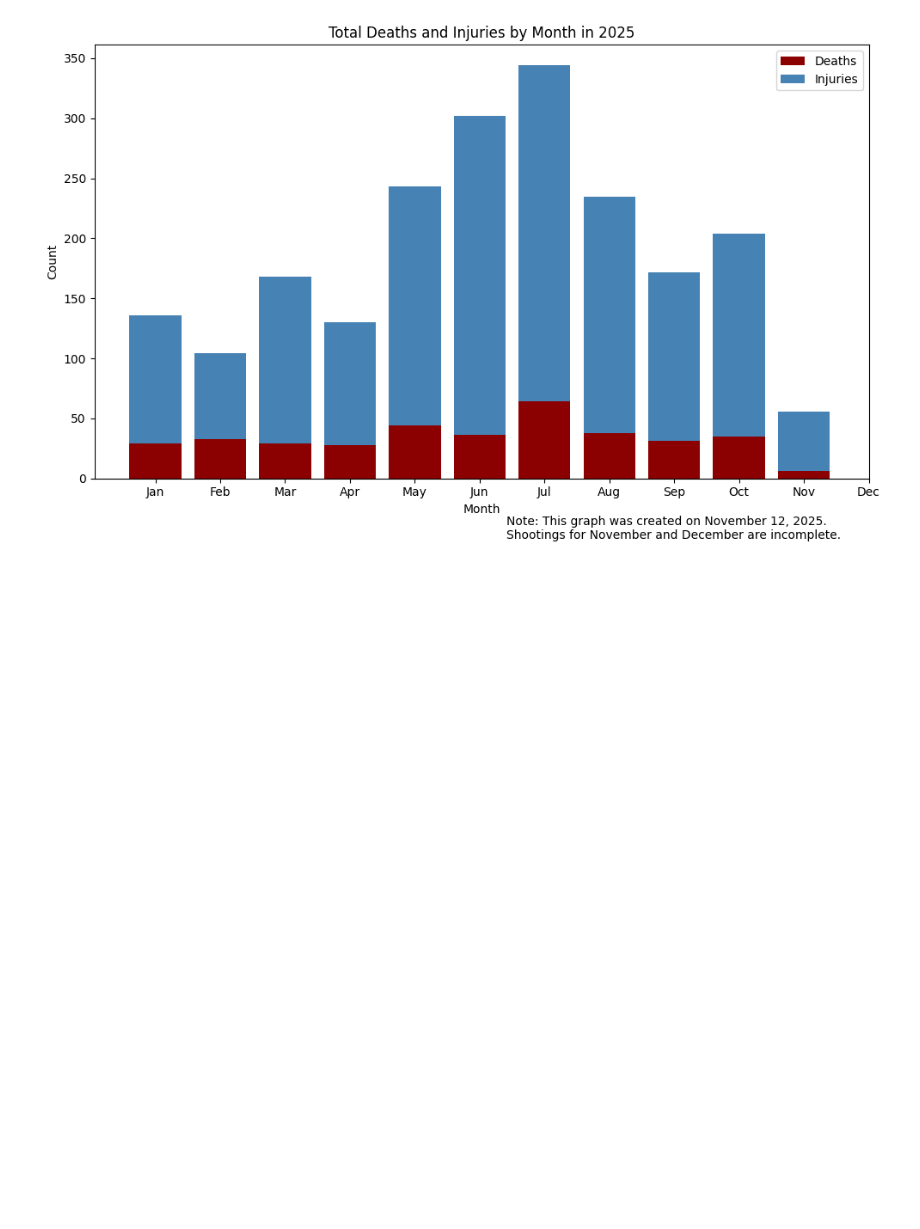
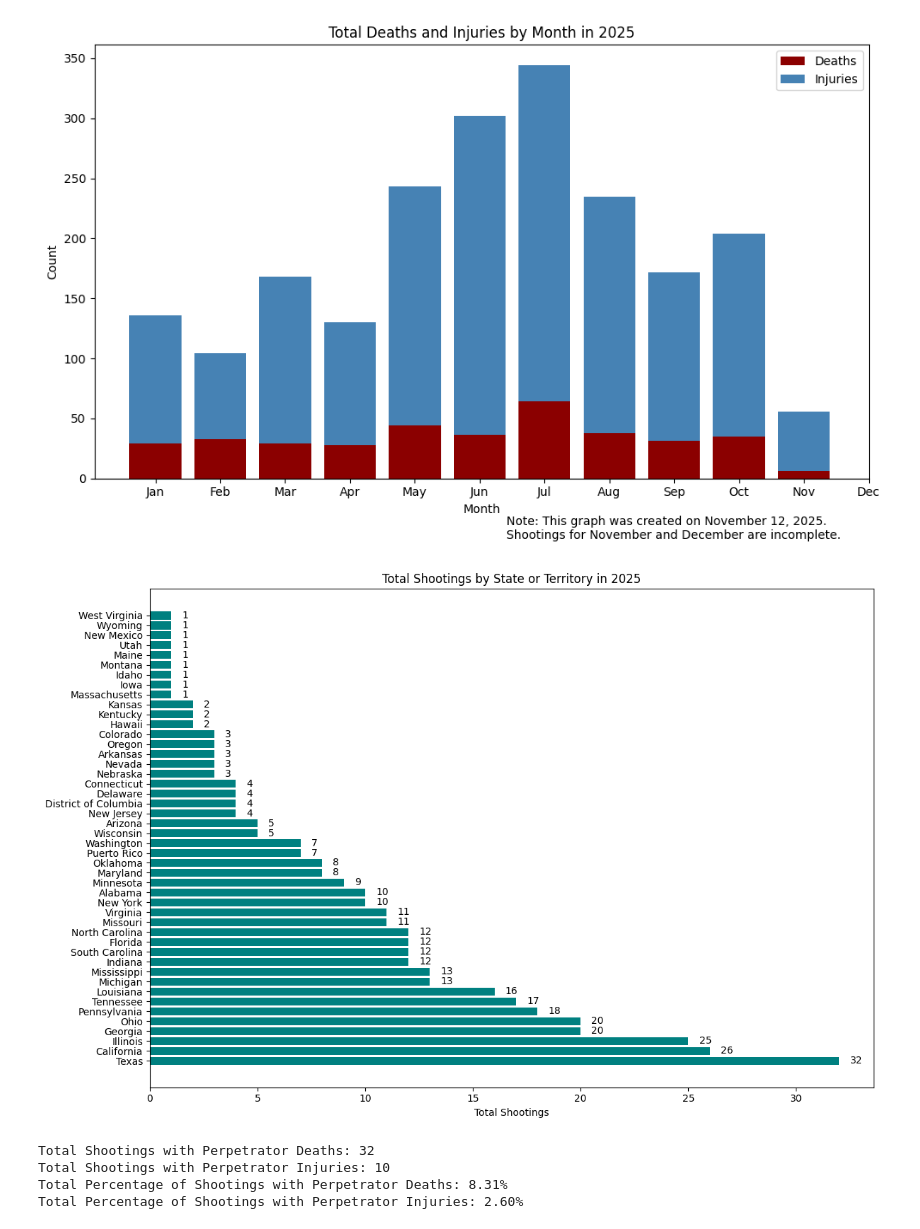
Before and after one commit to ella-walker/Data-Acquisition-Blog, a Jupyter notebook: data-analysis.ipynb, the cells around one changed output. Drawn from its saved outputs; the diff is of its cells as text; code cells hidden in the pictures; blank space fills up the shorter version.

Commit message:
updating visuals

```diff
--- a/data-analysis.ipynb
+++ b/data-analysis.ipynb
@@ -214,3 +216,42 @@ plt.tight_layout()
 plt.show()
 # %% [output]
 [figure]
+# %%
+# This plot shows total shootings by state
+
+# Example: your state counts
+state_counts = df['State or Territory'].value_counts().reset_index()
+state_counts.columns = ['State or Territory', 'Total Shootings']
+
+# Plot
+fig, ax = plt.subplots(figsize=(12, 8))
+bars = ax.barh(state_counts['State or Territory'], state_counts['Total Shootings'], color='teal')
+
+# Add numbers at the end of each bar
+for bar in bars:
+    width = bar.get_width()
+    ax.text(width + 0.5, bar.get_y() + bar.get_height()/2,  # x-position, y-position
+            f'{int(width)}', va='center', ha='left', fontsize=10)
+
+# Labels and title
+ax.set_xlabel('Total Shootings')
+ax.set_title('Total Shootings by State or Territory')
+plt.tight_layout()
+plt.show()
+# %% [output]
+[figure, added]
+# %%
+# How many shootings involved perpetrators who died or were injured?
+perp_deaths = df['Perpetrator Deaths'].sum()
+perp_injuries = df['Perpetrator Injuries'].sum()
+
+print(f"Total Shootings with Perpetrator Deaths: {perp_deaths}")
+print(f"Total Shootings with Perpetrator Injuries: {perp_injuries}")
+
+print(f"Total Percentage of Shootings with Perpetrator Deaths: {perp_deaths / len(df) * 100:.2f}%")
+print(f"Total Percentage of Shootings with Perpetrator Injuries: {perp_injuries / len(df) * 100:.2f}%")
+# %% [output]
+Total Shootings with Perpetrator Deaths: 32
+Total Shootings with Perpetrator Injuries: 10
+Total Percentage of Shootings with Perpetrator Deaths: 8.31%
+Total Percentage of Shootings with Perpetrator Injuries: 2.60%
```
Also changed, not shown: parts of 2 cells of this notebook, 2 other files.
